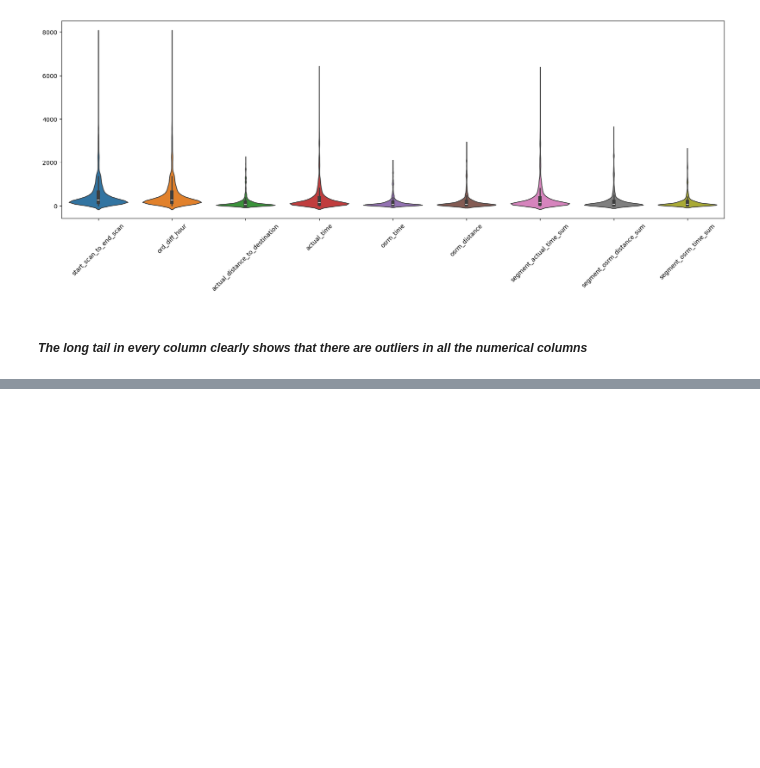
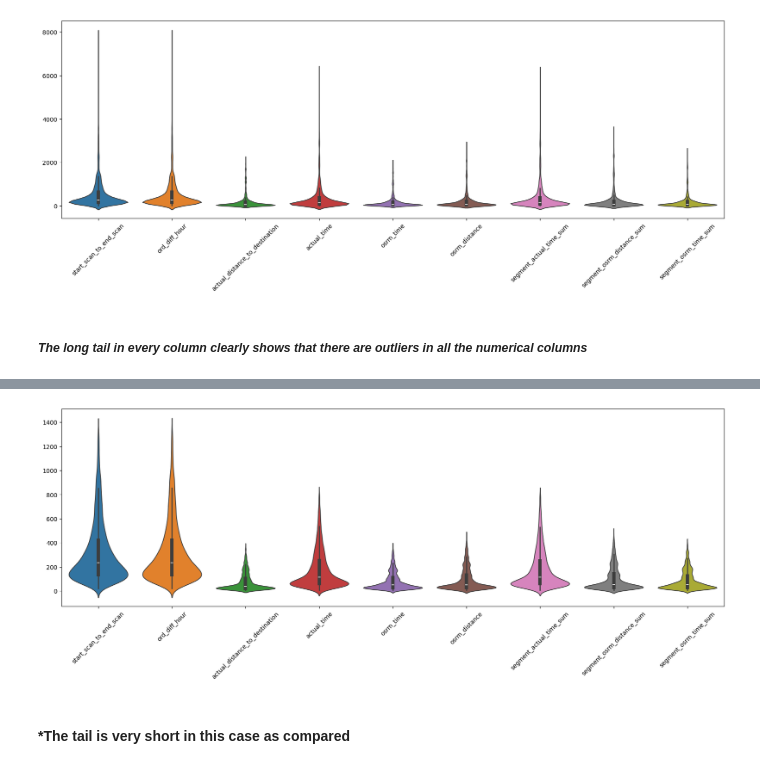
Before and after one commit to Shyamu431/delhivery, a Jupyter notebook: delhivery.ipynb, the cells around one changed output, grey strips where cells are left out. Saved outputs shown, nothing was run; the diff lists cells and outputs as text; code cells hidden in the pictures; blank space fills up the shorter version.

```diff
--- a/delhivery.ipynb
+++ b/delhivery.ipynb
@@ -232,0 +235,9 @@ plt.draw()
+# %%
+# Finding IQR
+Qrt1 = trip.quantile(0.25)
+Qrt3 = trip.quantile(0.75)
+
+IQR = Qrt3 - Qrt1
+# %%
+# Filtering values by IQR technique
+trip = trip[~((trip < (Qrt1 - 1.5*IQR)) | (trip > (Qrt3 + 1.5*IQR))).any(axis=1)].reset_index(drop=True)
@@ -232,0 +258,10 @@ plt.draw()
+# %%
+# Checking outliers using violinplot
+plt.figure(figsize=(20,6))
+sns.violinplot(data = trip)
+plt.xticks(rotation=45)
+plt.draw()
+# %% [output]
+[figure, added]
+# %% [markdown]
+#### *The tail is very short in this case as compared
```
Also changed, not shown: parts of 2 cells of this notebook.
